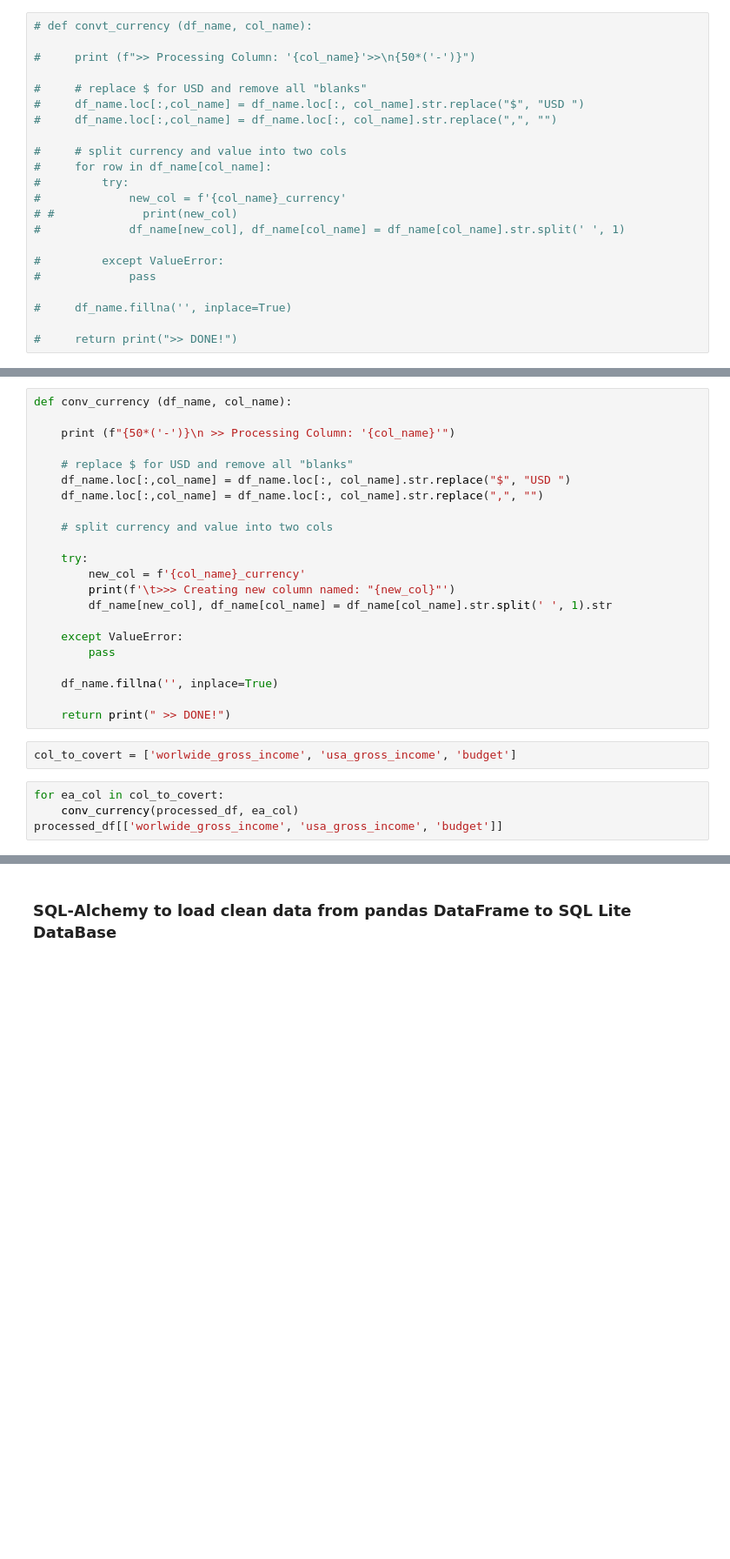
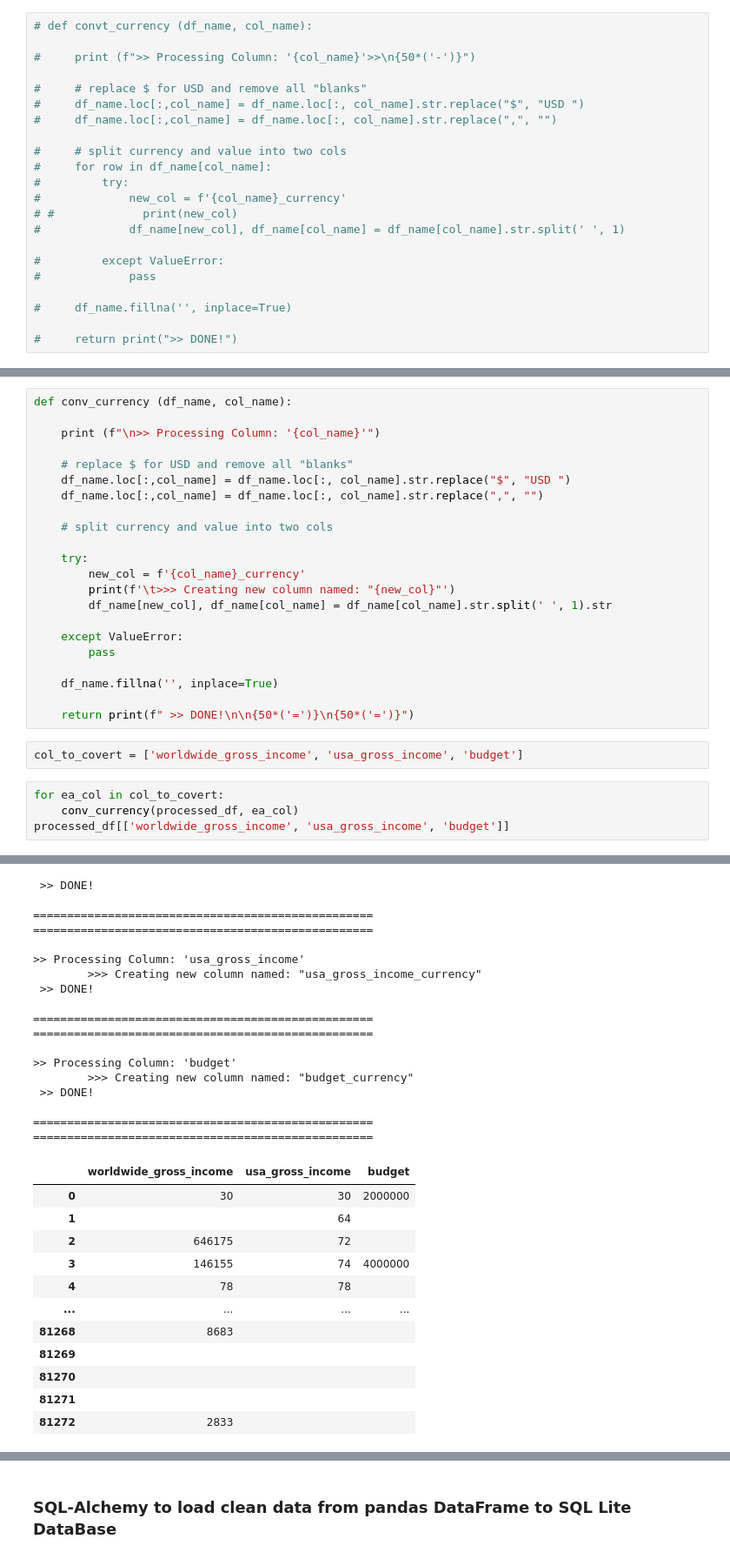
Before and after one commit to henryle-n/Extract-Transform-Load, a Jupyter notebook: hle_IMDb.ipynb, the cells around one changed output, grey strips where cells are left out. Shown at 87% size. Drawn from its saved outputs; the diff is of its cells as text; blank space fills up the shorter version.

```diff
--- a/hle_IMDb.ipynb
+++ b/hle_IMDb.ipynb
@@ -167,7 +274,7 @@ processed_df[['worlwide_gross_income', 'usa_gross_income', 'budget']]
 # %%
 def conv_currency (df_name, col_name):
 
-    print (f"{50*('-')}\n >> Processing Column: '{col_name}'")
+    print (f"\n>> Processing Column: '{col_name}'")
 
     # replace $ for USD and remove all "blanks"
     df_name.loc[:,col_name] = df_name.loc[:, col_name].str.replace("$", "USD ")
@@ -185,10 +292,11 @@ def conv_currency (df_name, col_name):
 
     df_name.fillna('', inplace=True)
 
-    return print(" >> DONE!")
+    return print(f" >> DONE!\n\n{50*('=')}\n{50*('=')}")
 # %%
-col_to_covert = ['worlwide_gross_income', 'usa_gross_income', 'budget']
+col_to_covert = ['worldwide_gross_income', 'usa_gross_income', 'budget']
 # %%
 for ea_col in col_to_covert:
     conv_currency(processed_df, ea_col)
-processed_df[['worlwide_gross_income', 'usa_gross_income', 'budget']]
+processed_df[['worldwide_gross_income', 'usa_gross_income', 'budget']]
+# %% [output]
@@ -194,0 +305,30 @@ processed_df[['worlwide_gross_income', 'usa_gross_income', 'budget']]
+ >> DONE!
+
+==================================================
+==================================================
+
+>> Processing Column: 'usa_gross_income'
+        >>> Creating new column named: "usa_gross_income_currency"
+ >> DONE!
+
+==================================================
+==================================================
+
+>> Processing Column: 'budget'
+        >>> Creating new column named: "budget_currency"
+ >> DONE!
+
+==================================================
+==================================================
+|  | worldwide_gross_income | usa_gross_income | budget |
+| 0 | 30 | 30 | 2000000 |
+| 1 |  | 64 |  |
+| 2 | 646175 | 72 |  |
+| 3 | 146155 | 74 | 4000000 |
+| 4 | 78 | 78 |  |
+| ... | ... | ... | ... |
+| 81268 | 8683 |  |  |
+| 81269 |  |  |  |
+| 81270 |  |  |  |
+| 81271 |  |  |  |
+| 81272 | 2833 |  |  |
```
Also changed, not shown: parts of 32 cells of this notebook, 1 other file.
